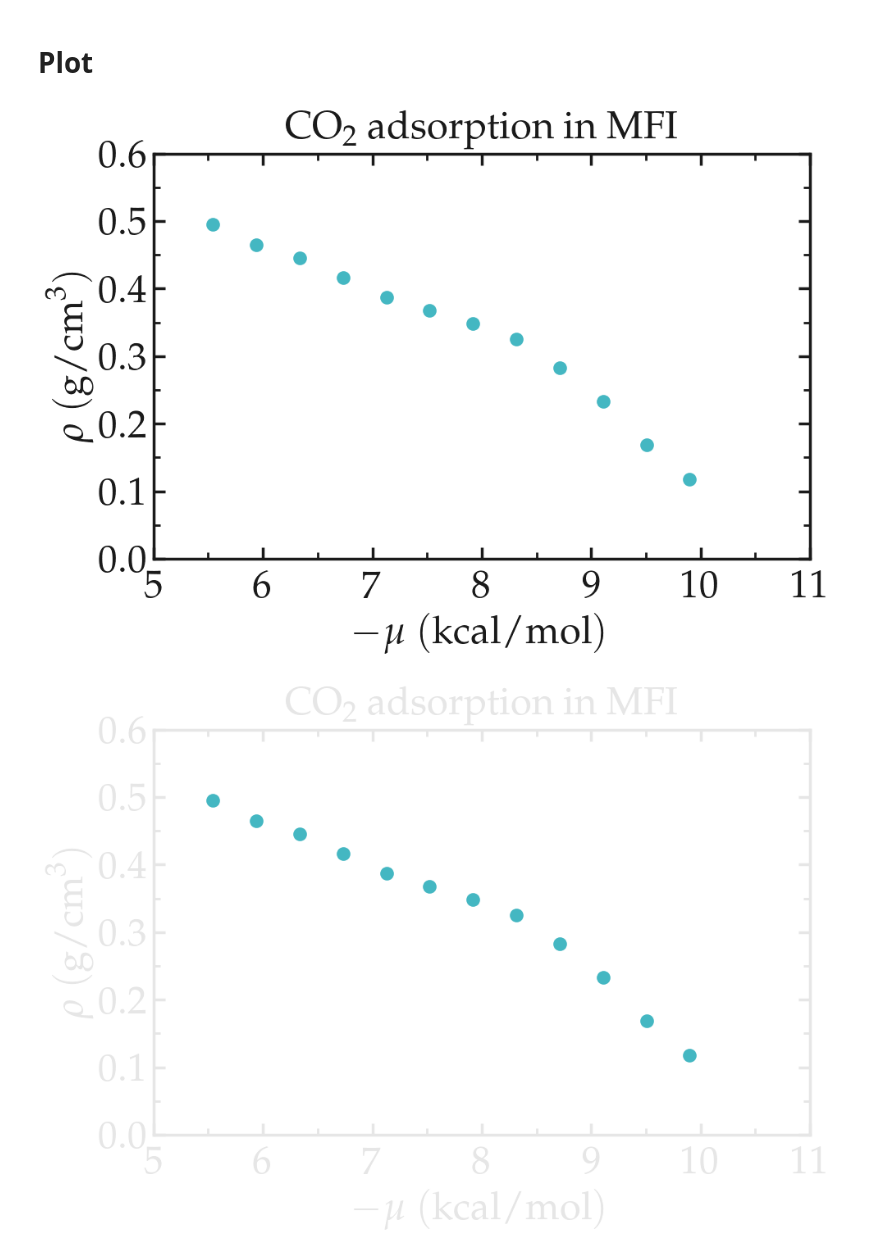
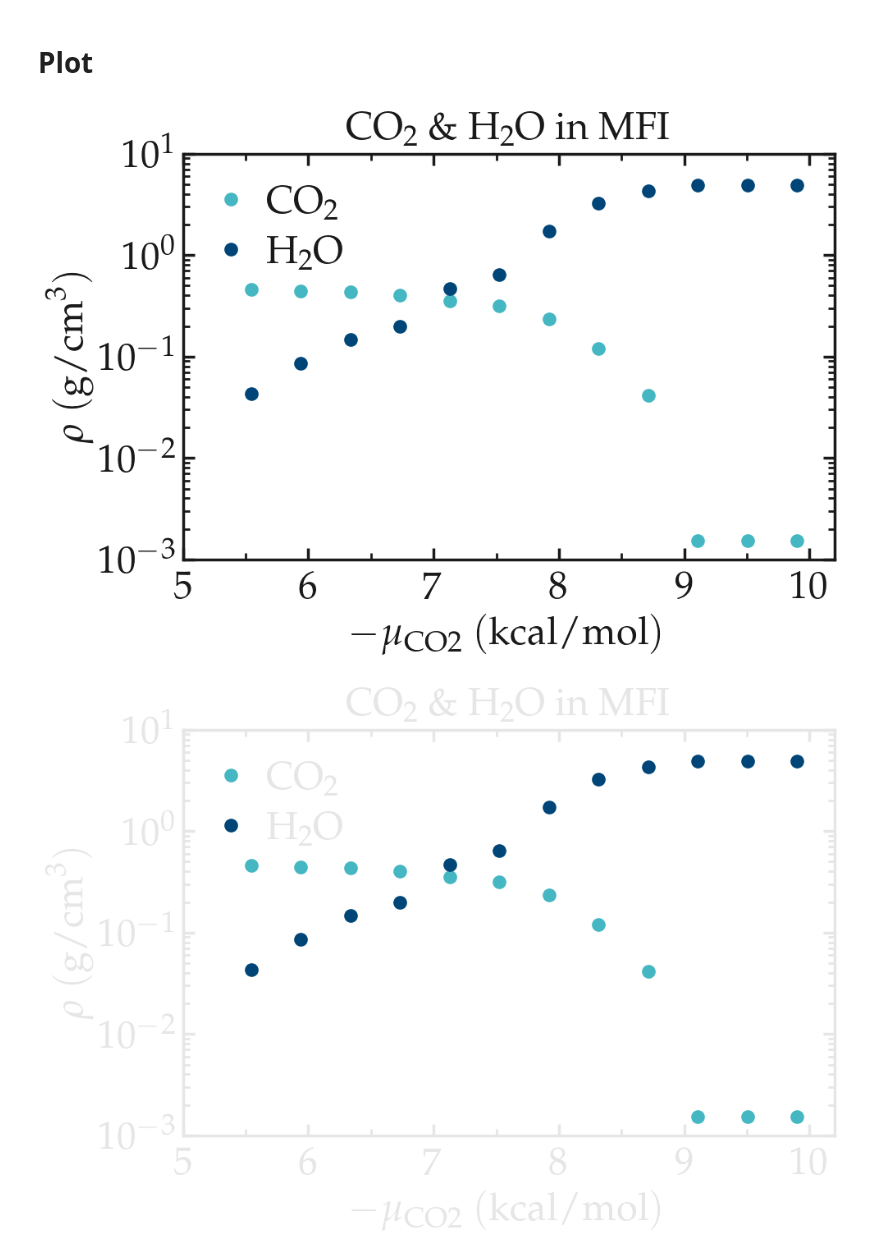
Before and after one commit to simongravelle/GOMC-inputs, a Jupyter notebook: micro-pores/CO2-H2O-MFI/plot-isotherm.ipynb, the cells around one changed output. Drawn from its saved outputs; the diff is of its cells as text; code cells hidden in the pictures.

```diff
--- a/micro-pores/CO2-H2O-MFI/plot-isotherm.ipynb
+++ b/micro-pores/CO2-H2O-MFI/plot-isotherm.ipynb
@@ -80,6 +43,9 @@ lammps_p_atm = measure_isotherm(lammps_dir, atoms = ["CO2"], data_type = "pressu
 # %% [markdown]
 # GOMC data
 # %%
-gomc_dir, gomc_mu_K = scan_directory(dir_lammps = False)
-gomc_rho_g_cm3 = measure_isotherm(gomc_dir, atoms = ["CO", "OC"], data_type = "density")
-gomc_p_atm = measure_isotherm(gomc_dir, atoms = ["CO", "OC"], data_type = "pressure")
+gomc_dir, gomc_mu_K = scan_directory(ureg, dir_lammps = False,
+                                     binary_fluid = True)
+gomc_rho_g_cm3_CO2 = measure_isotherm(gomc_dir, ["CO", "OC"], ureg)
+gomc_rho_g_cm3_H2O = measure_isotherm(gomc_dir, ["HO", "OH"], ureg)
+performance_gomc = evaluate_gomc_performances(gomc_dir,
+                                              gomc_mu_K.magnitude[:,0])
@@ -94,25 +54,29 @@ rho_g_cm3 = (rho_m3 * mass_CO2_g_mol / Na).to(ureg.gram/ureg.cm**3)
 # %%
 for dark_mode in [False, True]:
 
     # Initialise figure
     myplt = PltTools()
     myplt.prepare_figure(fig_size = (18,12), dark_mode = dark_mode,
                          transparency = True, n_colone = 1)
     # Panel 1
     myplt.add_panel(panel_position = [0, 0])
-    myplt.add_plot(x = gomc_mu_K.magnitude*0.00198,
-                   y = gomc_rho_g_cm3.magnitude,
-                   #type = "semilogy",
+    myplt.add_plot(x = gomc_mu_K.magnitude[:,0]*0.00198,
+                   y = gomc_rho_g_cm3_CO2.magnitude,
+                   type = "semilogy",
                    marker = "o", data_color = 0,
-                   markersize = 12, data_label = r"$\textrm{GOMC}$")
-    myplt.complete_panel(xlabel = r"$-\mu ~ (\textrm{kcal/mol})$",
+                   markersize = 12, data_label = r"$\textrm{CO}_2$")
+    myplt.add_plot(x = gomc_mu_K.magnitude[:,0]*0.00198,
+                   y = gomc_rho_g_cm3_H2O.magnitude,
+                   type = "semilogy",
+                   marker = "o", data_color = 2,
+                   markersize = 12, data_label = r"$\textrm{H}_2\textrm{O}$")
+    myplt.complete_panel(xlabel = r"$-\mu_\mathrm{CO2} ~ (\textrm{kcal/mol})$",
                          ylabel = r"$\rho ~ (\textrm{g/cm}^3)$",
-                         panel_title = r"$\textrm{CO$_2$ adsorption in MFI}$",
-                         xpad = 10)
-    myplt.set_boundaries(x_boundaries = (5, 11), y_boundaries = (0, 0.6))
+                         panel_title = r"$\textrm{CO$_2$ \& H$_2$O in MFI}$",
+                         xpad = 10, legend=True)
+    myplt.set_boundaries(x_boundaries = (5, 10.2), y_boundaries = (1e-3, 10))
     # Finish figure
-    # myplt.add_subplotlabels(type_label_panel = "a")
-    myplt.save_figure(filename = "CO2-MFI", saving_path = './')
+    myplt.save_figure(filename = "CO2-H2O", saving_path = './')
 # %% [output]
-[figure, old version]
+[figure, new version]
-[figure, old version]
+[figure, new version]
```
Also changed, not shown: parts of 8 cells of this notebook, 3 other files.
